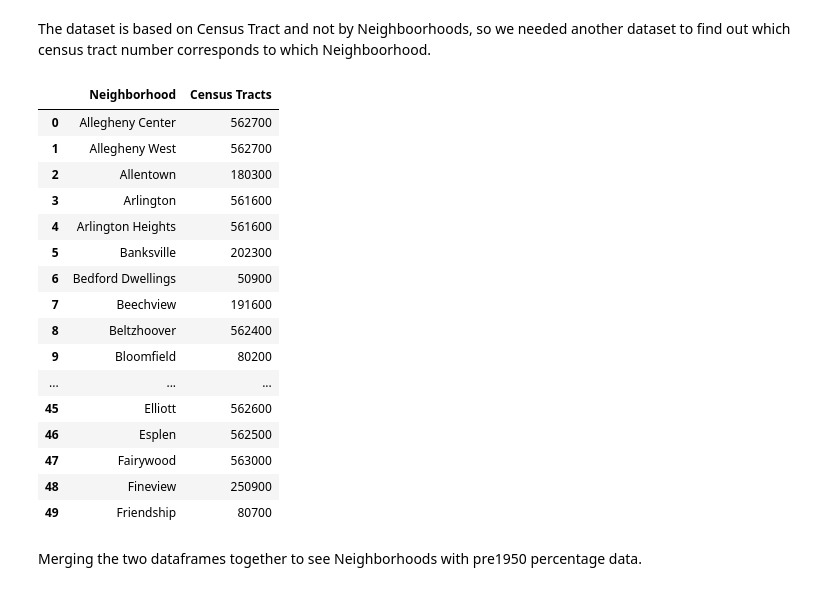
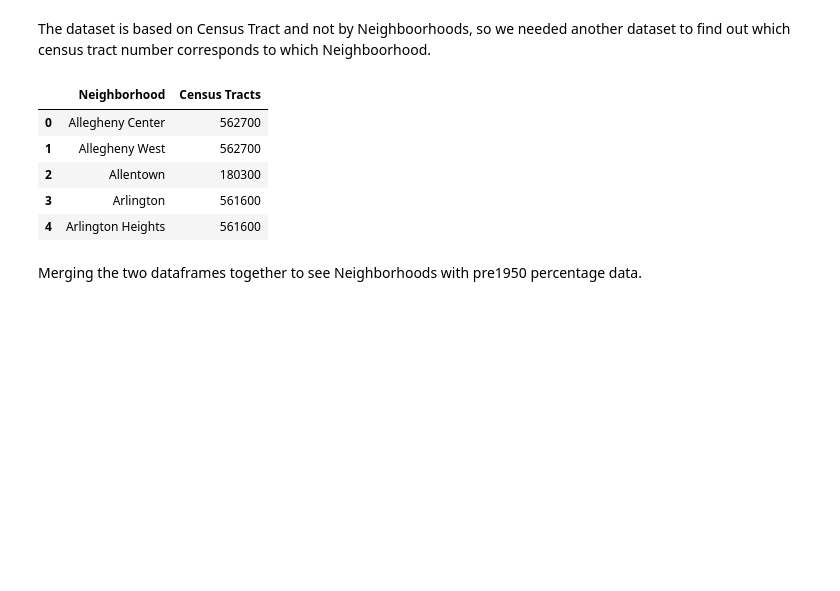
Before and after one commit to songxingyu1118/CMPINF10_Final_Project, a Jupyter notebook: Neighborhoods.ipynb, the cells around one changed output. Saved outputs shown, nothing was run; the diff lists cells and outputs as text; code cells hidden in the pictures; blank space fills up the shorter version.

```diff
--- a/Neighborhoods.ipynb
+++ b/Neighborhoods.ipynb
@@ -215,32 +211,22 @@ tract = pd.read_csv("CSVs/Pittsburgh_Census_Tracts_2010.csv")
 # %%
+#neighborhoods corresponding the tract numbers"
+tract = pd.read_csv("CSVs/Pittsburgh_Census_Tracts_2010.csv")
+#tract.head()
 tract['Neighborhood'] = tract['Neighborhood'].astype('string')
 #tract['Neighborhood'].dtypes
 tract['Census Tracts'] = tract['Census Tracts'].astype('string')
 #tract['Census Tracts'].dtypes
+tract['Census Tracts'] = tract['Census Tracts'].str.split(', ')
+tract_data = tract.explode('Census Tracts', ignore_index=True)
+tract_data['Census Tracts'] = pd.to_numeric(tract_data['Census Tracts'])
+tract_data.head()
+# %% [output]
+|  | Neighborhood | Census Tracts |
+| 0 | Allegheny Center | 562700 |
+| 1 | Allegheny West | 562700 |
+| 2 | Allentown | 180300 |
+| 3 | Arlington | 561600 |
+| 4 | Arlington Heights | 561600 |
-# %%
-tract['Census Tracts'] = tract['Census Tracts'].str.split(', ')
-tract_data =tract.explode('Census Tracts', ignore_index=True)
-tract_data['Census Tracts'] = pd.to_numeric(tract_data['Census Tracts'])
-tract_data['Census Tracts'].dtypes
-tract_data.head(50)
-# %% [output]
-|  | Neighborhood | Census Tracts |
-| 0 | Allegheny Center | 562700 |
-| 1 | Allegheny West | 562700 |
-| 2 | Allentown | 180300 |
-| 3 | Arlington | 561600 |
-| 4 | Arlington Heights | 561600 |
-| 5 | Banksville | 202300 |
-| 6 | Bedford Dwellings | 50900 |
-| 7 | Beechview | 191600 |
-| 8 | Beltzhoover | 562400 |
-| 9 | Bloomfield | 80200 |
-| ... | ... | ... |
-| 45 | Elliott | 562600 |
-| 46 | Esplen | 562500 |
-| 47 | Fairywood | 563000 |
-| 48 | Fineview | 250900 |
-| 49 | Friendship | 80700 |
 # %% [markdown]
 Merging the two dataframes together to see Neighborhoods with pre1950 percentage data.
 # %%
```
Also changed, not shown: parts of 9 cells of this notebook.
